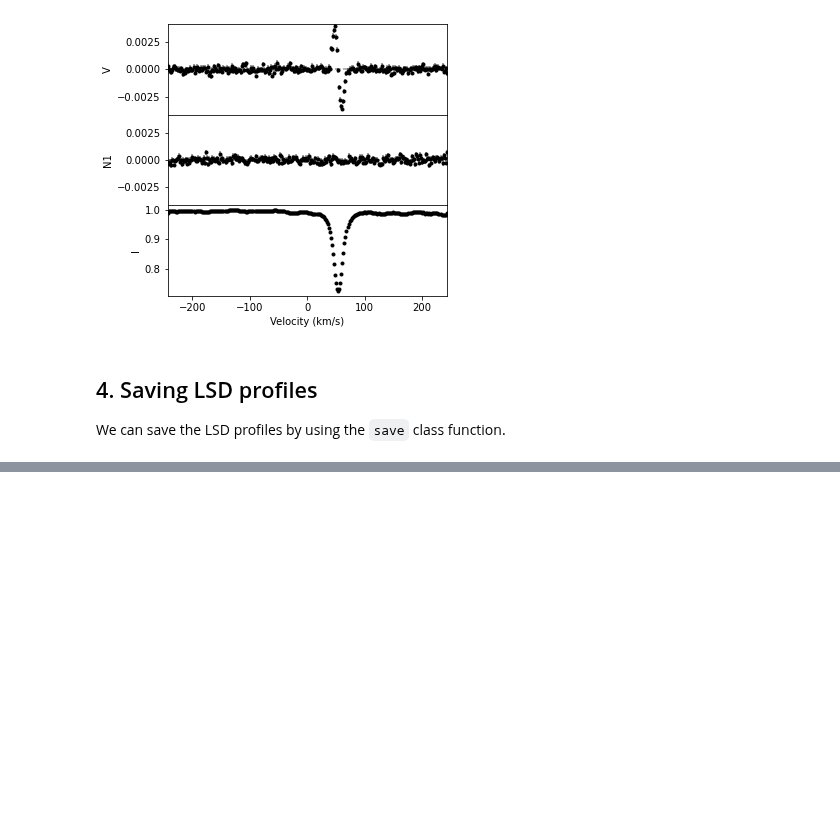
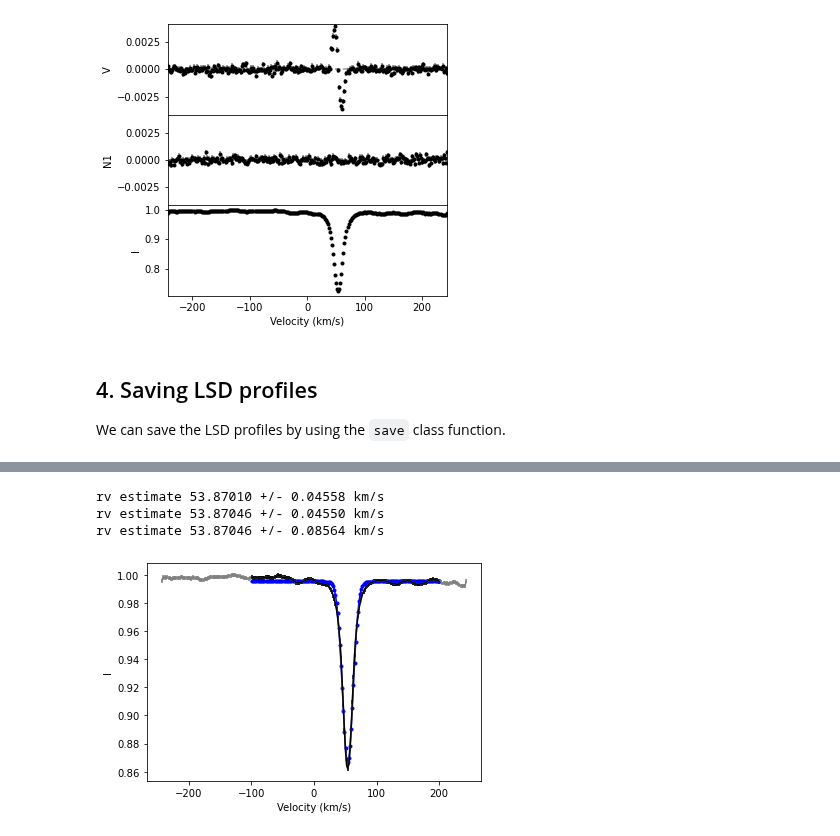
Before and after one commit to folsomcp/specpolFlow, a Jupyter notebook: docs-jb/Tutorials/5-LSDClass_Tutorial.ipynb, the cells around one changed output, grey strips where cells are left out. Cells and saved outputs as stored; diff of their text form; code cells hidden in the pictures; blank space fills up the shorter version.

Commit message:
added a bit about LSD.fit_gaussian_rv() to the LSD class tutorial

```diff
--- a/docs-jb/Tutorials/5-LSDClass_Tutorial.ipynb
+++ b/docs-jb/Tutorials/5-LSDClass_Tutorial.ipynb
@@ -117,0 +126,21 @@ lsd1.save('CalculateBz_tutorialfiles/MyNewLSD.lsd')
+# %%
+# The simplest radial velocity estimate
+rv, rv_err = lsd1.fit_gaussian_rv()
+print('rv estimate {:.5f} +/- {:.5f} km/s'.format(rv, rv_err))
+
+# Sometimes it can help to restrict the RV fit to a range closer to the line center
+rv, rv_err = lsd1.fit_gaussian_rv(velrange=(-100., +200.))
+print('rv estimate {:.5f} +/- {:.5f} km/s'.format(rv, rv_err))
+
+# There is an option to scale the uncertainty by the square root of the reduced chi**2
+# although often this leads to an overestimate of the RV uncertainty.
+rv, rv_err = lsd1.fit_gaussian_rv(velrange=(-100., +200.), scaleErrs=True)
+print('rv estimate {:.5f} +/- {:.5f} km/s'.format(rv, rv_err))
+
+# It can also be helpful to plot the fit to the observation
+rv, rv_err = lsd1.fit_gaussian_rv(velrange=(-100., +200.), plotFit=True)
+# %% [output]
+rv estimate 53.87010 +/- 0.04558 km/s
+rv estimate 53.87046 +/- 0.04550 km/s
+rv estimate 53.87046 +/- 0.08564 km/s
+[figure, added]
```
Also changed, not shown: parts of 2 cells of this notebook, 1 other file.
